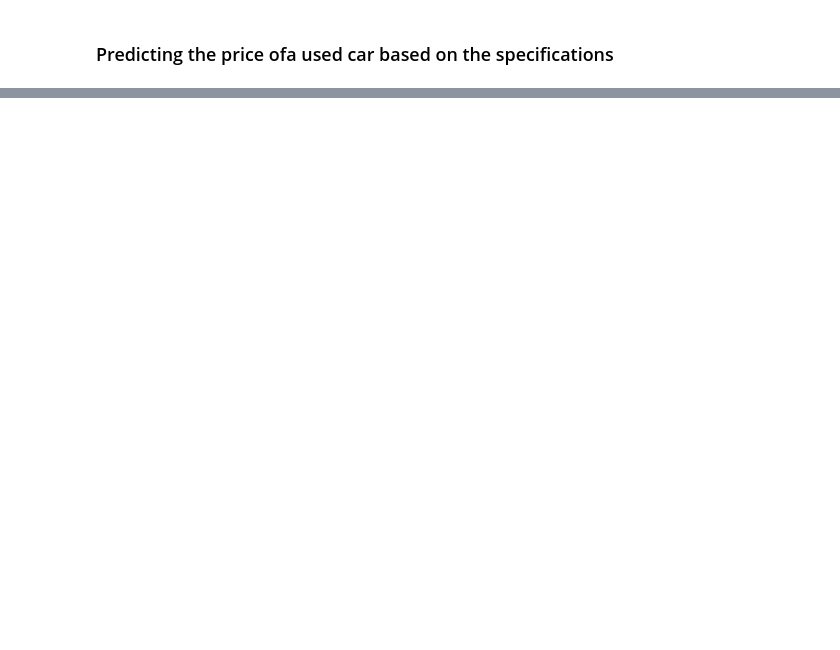
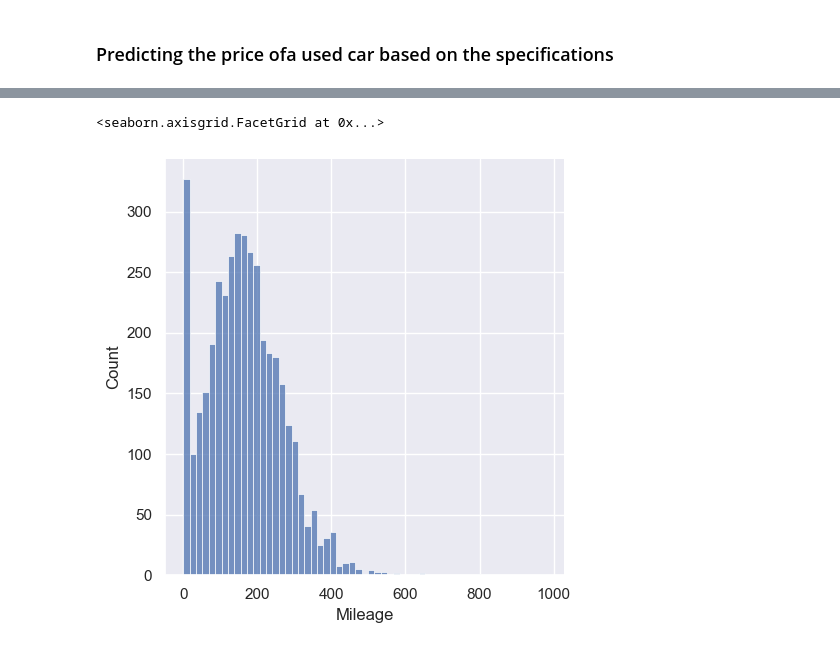
Before and after one commit to BenjaminDWood/car_sales, a Jupyter notebook: car_sales_preprocessing.ipynb, the cells around one changed output, grey strips where cells are left out. Cells and saved outputs as stored; diff of their text form; code cells hidden in the pictures; blank space fills up the shorter version.

```diff
--- a/car_sales_preprocessing.ipynb
+++ b/car_sales_preprocessing.ipynb
@@ -41,0 +136,5 @@ df['Price'].isna().count()
+# %%
+sns.displot(df_pout['Mileage'])
+# %% [output]
+<seaborn.axisgrid.FacetGrid at 0x...>
+[figure, added]
```
Also changed, not shown: parts of 33 cells of this notebook.
